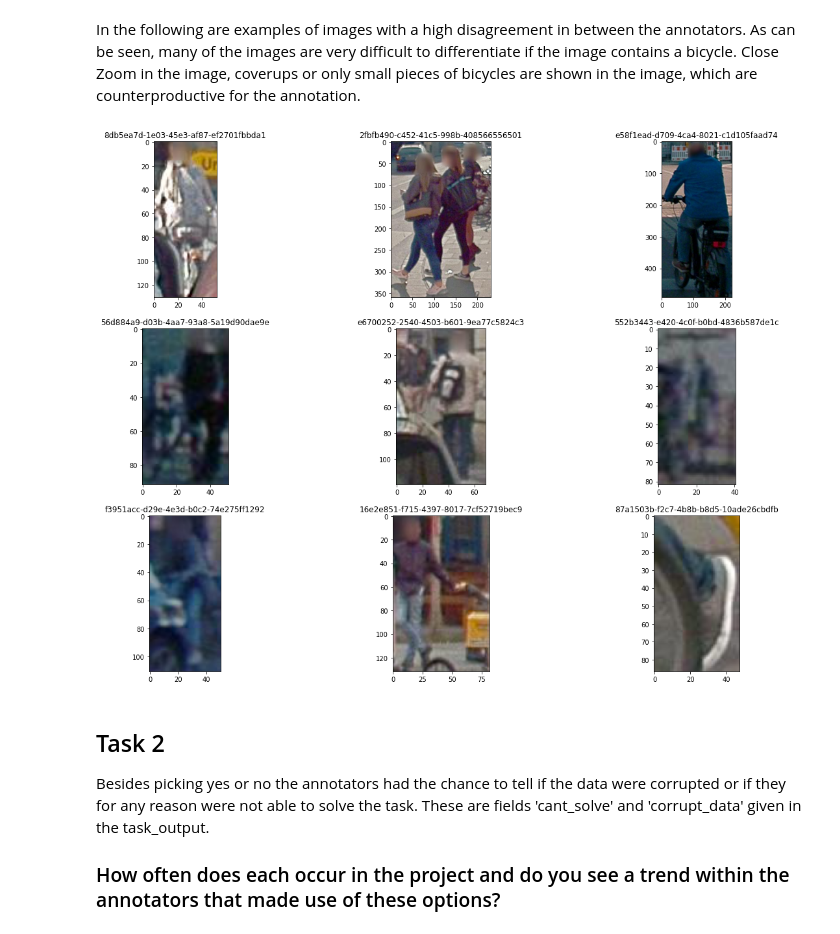
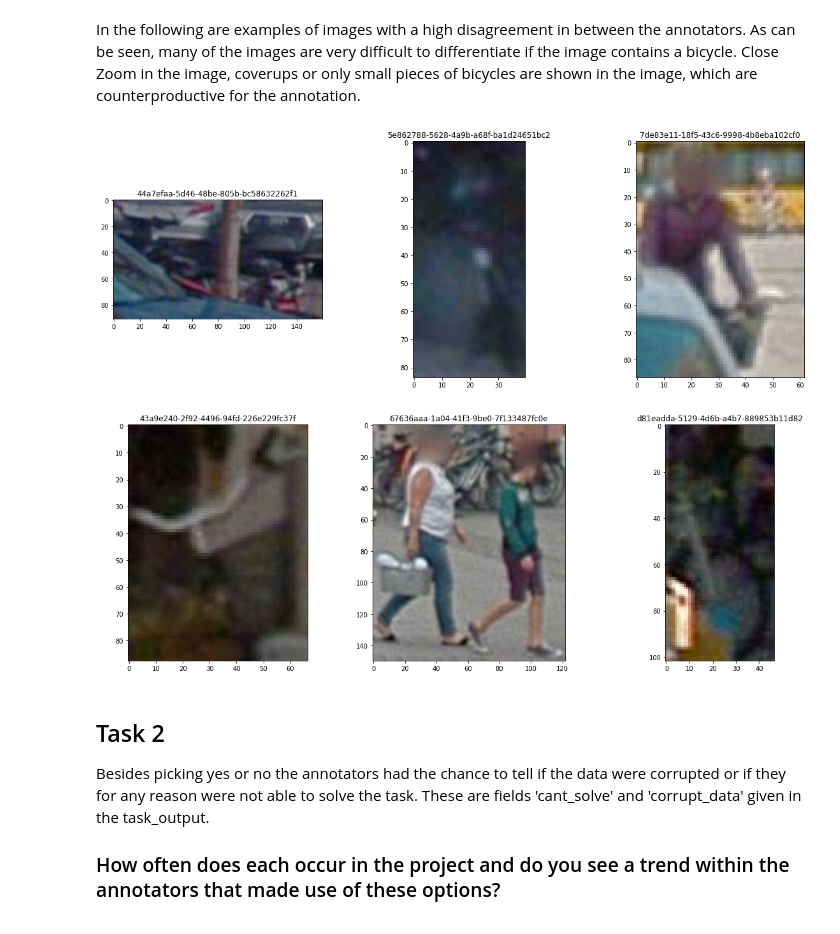
Before and after one commit to davidhoof/quality-match-homework, a Jupyter notebook: QualityMatchHomework.ipynb, the cells around one changed output. Drawn from its saved outputs; the diff is of its cells as text; code cells hidden in the pictures.

```diff
--- a/QualityMatchHomework.ipynb
+++ b/QualityMatchHomework.ipynb
@@ -201,10 +298,11 @@ disagreement_questions_input_ids=df_questions['project_node_input_id'].unique()
 sample_size = 9
 random_sample_input_ids=random.sample(list(disagreement_questions_input_ids),sample_size)
 # %%
-fig = InputDisplay(projectparser).plot_images(random_sample_input_ids, 3, 3, figsize=(20,15))
+fig = InputDisplay(projectparser).plot_images(random_sample_input_ids, 2, 3, figsize=(20,15))
+# fig.savefig('exampleimages_high_disagreement.png')
 fig.show()
 # %% [output]
-[figure, old version]
+[figure, new version]
 # %% [markdown]
 ## Task 2
 Besides picking yes or no the annotators had the chance to tell if the data were
```
Also changed, not shown: parts of 17 cells of this notebook.
